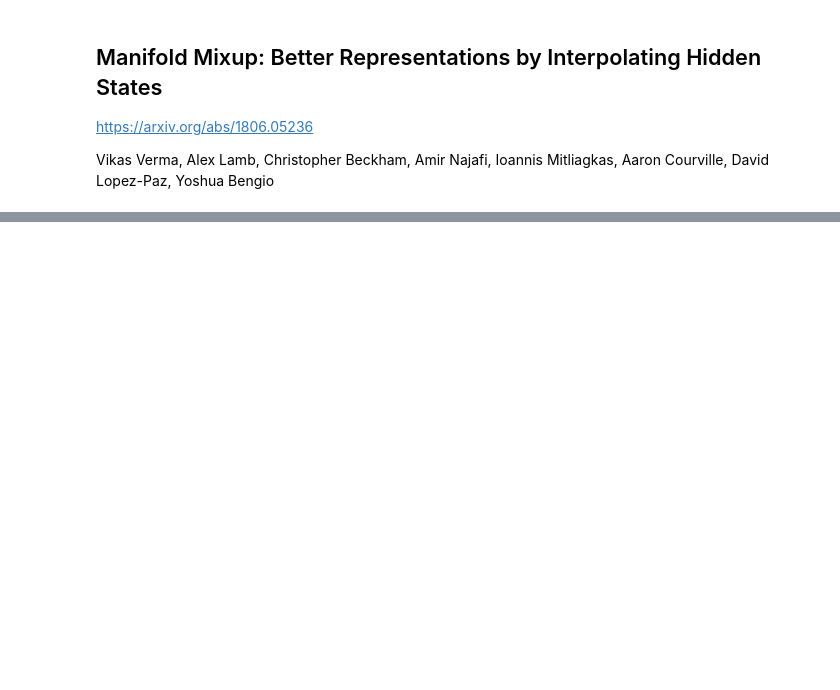
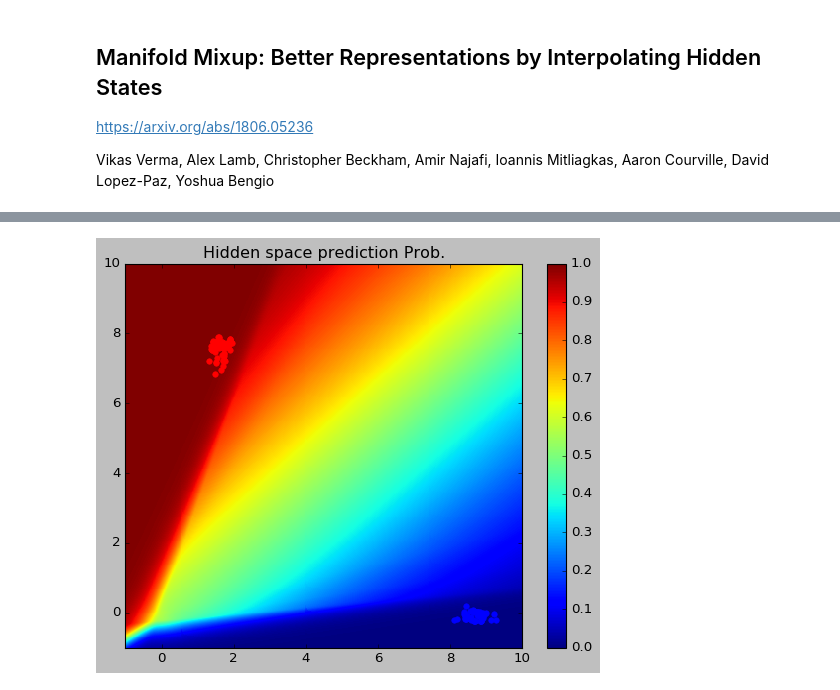
Before and after one commit to NTT123/ai-notebooks, a Jupyter notebook: Manifold_Mixup.ipynb, the cells around one changed output, grey strips where cells are left out. Cells and saved outputs as stored; diff of their text form; code cells hidden in the pictures; blank space fills up the shorter version.

```diff
--- a/Manifold_Mixup.ipynb
+++ b/Manifold_Mixup.ipynb
@@ -168,47 +157,42 @@ _ = sns.scatterplot(SX[:, 0], SX[:, 1], hue=Sy, alpha=0.8)
 # %%
 dtt = []
 
+grd= torch.tensor(SX).float().to(device)
+_, _, mid = net(grd, no_mixup=True)
+minn = torch.min(mid).long().item() -1
+maxx = torch.max(mid).long().item() + 1
 
-grd= torch.tensor(SX).float().to(device)
-yg, l, mid = net(grd, no_mixup=True)
-# yg = torch.sigmoid(yg)
-# sns.scatterplot( mid[:, 0].data.cpu().numpy(), mid[:, 1].data.cpu().numpy(), hue=Sy, size=1, alpha=0.8 )
-mm = torch.min(mid).item() -1
-mmm = torch.max(mid).item() + 1
 nn=401
-vvv = np.linspace(mm,mmm, nn)
+vvv = np.linspace(minn,maxx, nn)
 for i in range(nn):
     for j in range(nn):
         xx = vvv[i]
         yy = vvv[j]
         dtt.append([xx,yy])
 
 dtt = np.asarray(dtt).astype("float32")
 grd = torch.tensor(dtt).float().to(device)
-yg = net.run_after_mid(grd)
-yg = torch.sigmoid(yg)
-heat = yg.data.cpu().numpy()
-heat = heat.reshape((nn,nn))# data.cpu().view(101,101).numpy()
-
-import matplotlib
-import matplotlib.pyplot as plt
-from matplotlib.colors import BoundaryNorm
-from matplotlib.ticker import MaxNLocator
-import numpy as np
-plt.style.use('classic')
+yg = net.run_after_mid(grd).sigmoid()
+heat = yg.data.cpu().numpy().reshape( (nn, nn) )
 
 Y, XX = np.meshgrid(vvv, vvv)
 
+plt.title("Hidden space prediction Prob.")
 plt.pcolormesh(XX, Y, heat )
 plt.colorbar()
-# _ = sns.scatterplot(SX[:, 0], SX[:, 1], hue=Sy, alpha=0.8)
-
-
 
 grd= torch.tensor(SX).float().to(device)
-yg, l, mid = net(grd, no_mixup=True)
+yg, _, _ = net(grd, no_mixup=True)
 yg = torch.sigmoid(yg)
-sns.scatterplot( mid[:, 0].data.cpu().numpy(), mid[:, 1].data.cpu().numpy(), hue=Sy, size=1, alpha=0.8 )
+
+mid = mid.data.cpu().numpy()
+plt.plot(mid[Sy==0,0], mid[Sy==0,1], '.', label='0', c="b", markersize=10)
+plt.plot(mid[Sy==1,0], mid[Sy==1,1], '.', label='1', c="r", markersize=10)
+
+plt.xlim(minn, maxx)
+_ = plt.ylim(minn, maxx)
+# %% [output]
+[figure, added]
 # %%
 %load_ext tensorboard
 %tensorboard --logdir logs
```
Also changed, not shown: parts of 9 cells of this notebook.
